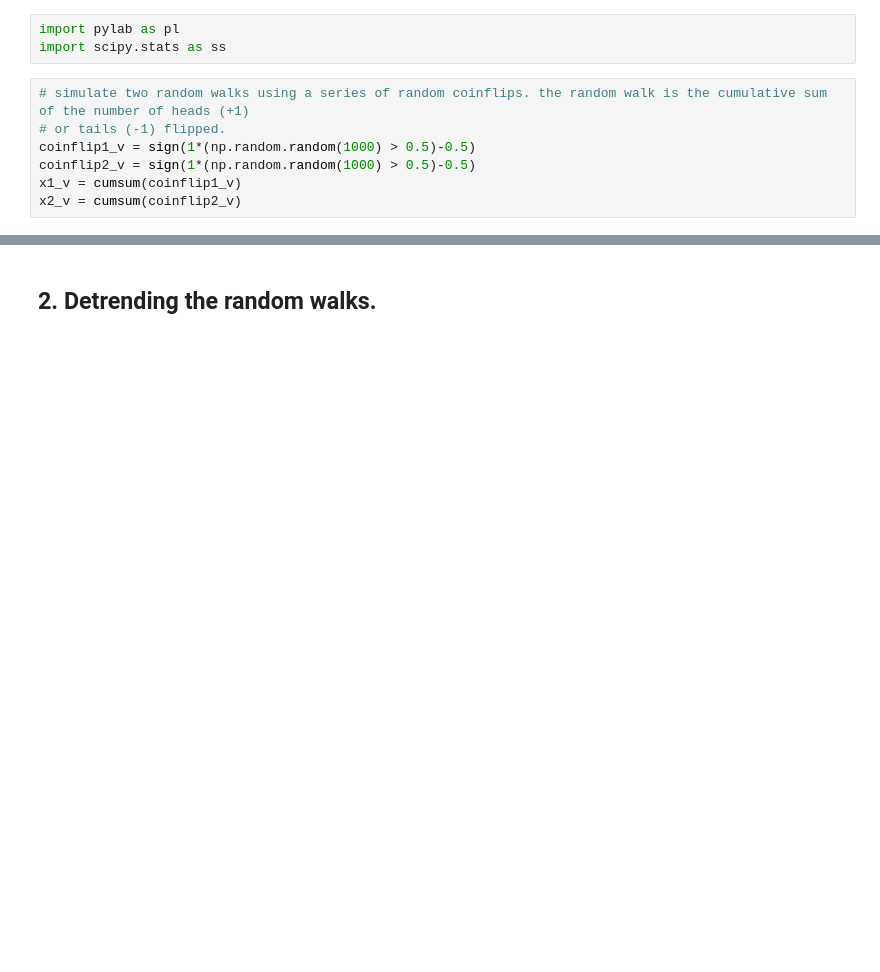
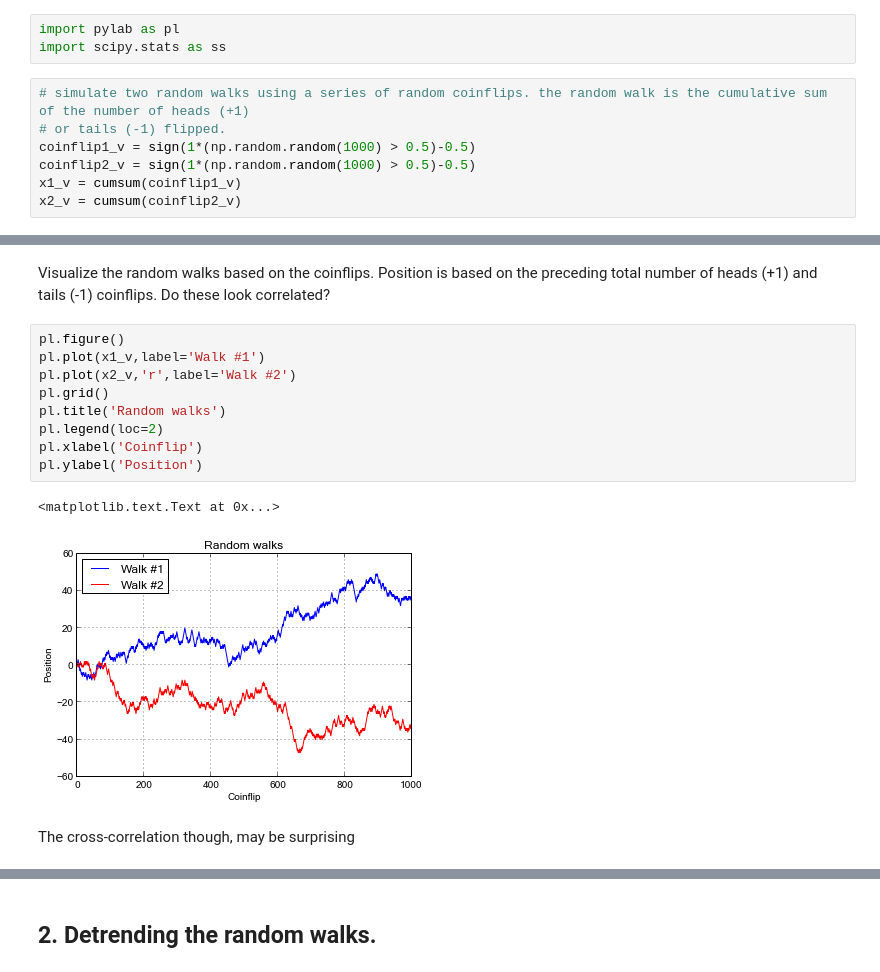
Before and after one commit to ladavid/mit_timeseries, a Jupyter notebook: DetrendDemo.ipynb, the cells around one changed output, grey strips where cells are left out. Drawn from its saved outputs; the diff is of its cells as text; blank space fills up the shorter version.

```diff
--- a/DetrendDemo.ipynb
+++ b/DetrendDemo.ipynb
@@ -28,0 +41,16 @@ But, random walks are highly auto-correlated.
+# %% [markdown]
+Visualize the random walks based on the coinflips. Position is based on the preceding total number of heads (+1) and tails (-1) coinflips. Do these look correlated?
+# %%
+pl.figure()
+pl.plot(x1_v,label='Walk #1')
+pl.plot(x2_v,'r',label='Walk #2')
+pl.grid()
+pl.title('Random walks')
+pl.legend(loc=2)
+pl.xlabel('Coinflip')
+pl.ylabel('Position')
+# %% [output]
+<matplotlib.text.Text at 0x...>
+[figure, added]
+# %% [markdown]
+The cross-correlation though, may be surprising
```
Also changed, not shown: parts of 19 cells of this notebook, 4 other files.
